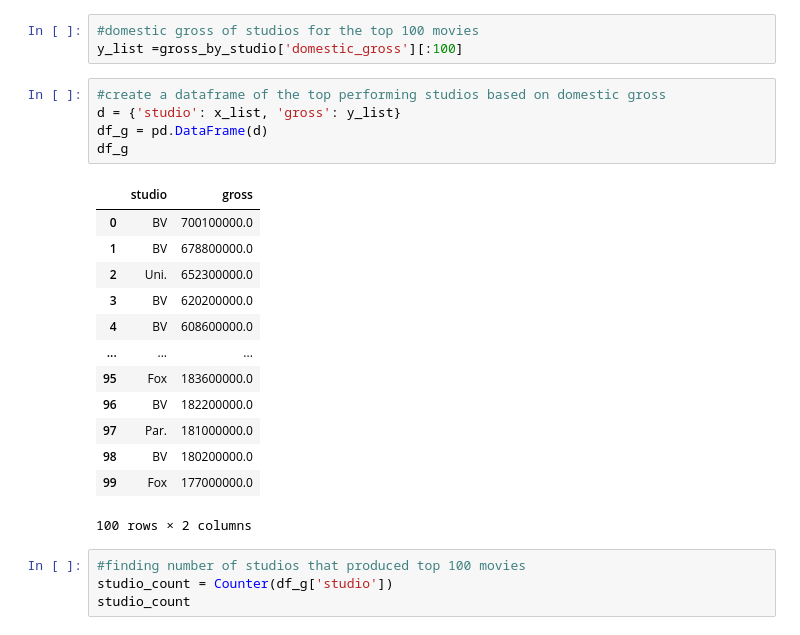
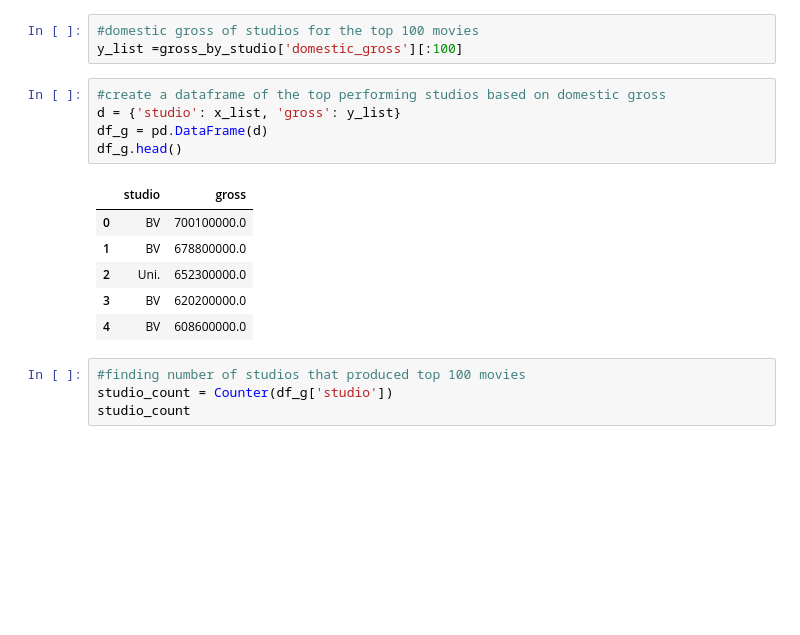
Before and after one commit to HKwirikia/dsc-phase-1-project-v2-4, a Jupyter notebook: student.ipynb, the cells around one changed output. Saved outputs shown, nothing was run; the diff lists cells and outputs as text; blank space fills up the shorter version.

```diff
--- a/student.ipynb
+++ b/student.ipynb
@@ -810,22 +737,15 @@ y_list =gross_by_studio['domestic_gross'][:100]
 # %%
 #create a dataframe of the top performing studios based on domestic gross
 d = {'studio': x_list, 'gross': y_list}
 df_g = pd.DataFrame(d)
-df_g
+df_g.head()
 # %% [output]
 |  | studio | gross |
 | 0 | BV | 700100000.0 |
 | 1 | BV | 678800000.0 |
 | 2 | Uni. | 652300000.0 |
 | 3 | BV | 620200000.0 |
 | 4 | BV | 608600000.0 |
-| ... | ... | ... |
-| 95 | Fox | 183600000.0 |
-| 96 | BV | 182200000.0 |
-| 97 | Par. | 181000000.0 |
-| 98 | BV | 180200000.0 |
-| 99 | Fox | 177000000.0 |
-100 rows × 2 columns
 # %%
 #finding number of studios that produced top 100 movies
 studio_count = Counter(df_g['studio'])
```
Also changed, not shown: parts of 8 cells of this notebook.
